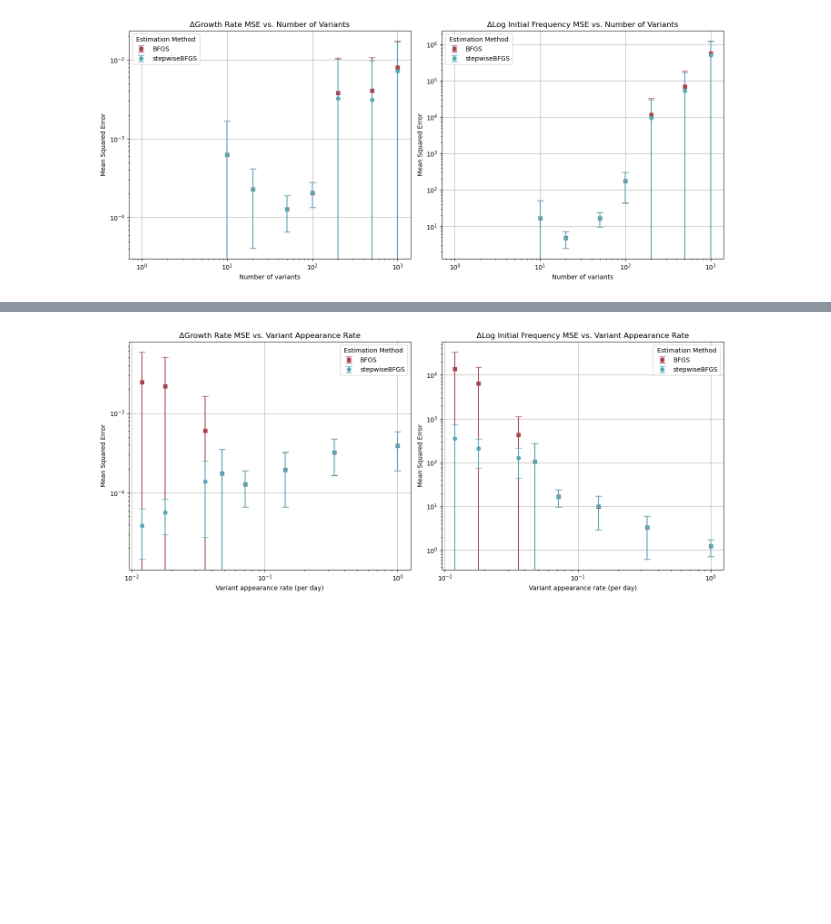
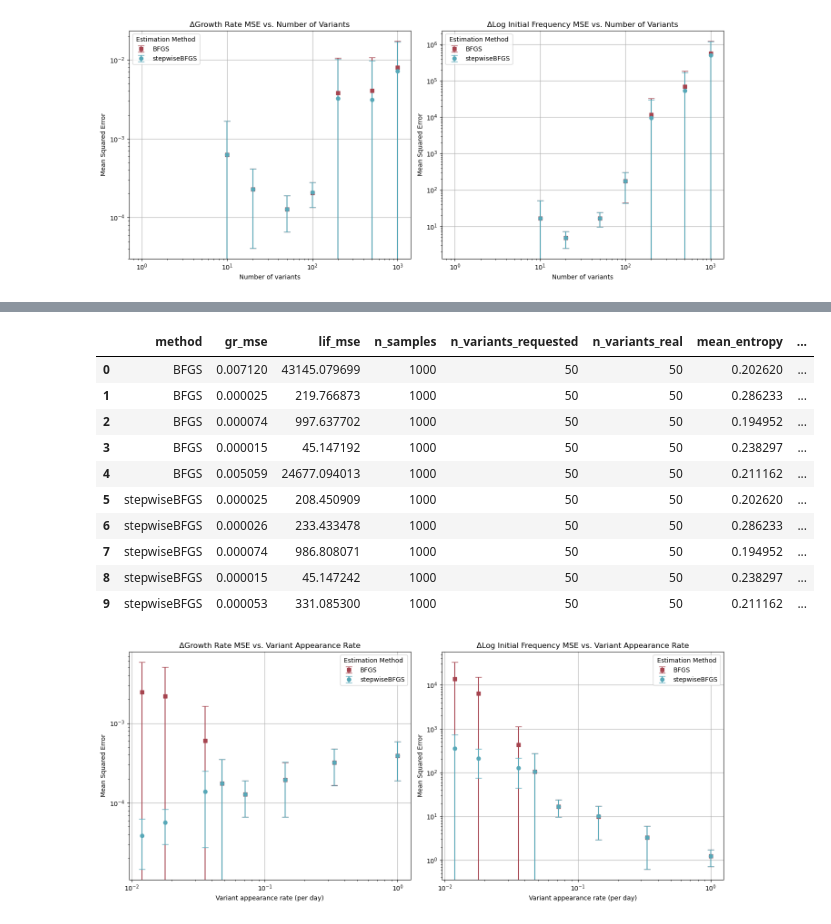
Before and after one commit to marie3003/mlr_predict_variant_composition, a Jupyter notebook: evaluate_estimation_methods.ipynb, the cells around one changed output, grey strips where cells are left out. Drawn from its saved outputs; the diff is of its cells as text; code cells hidden in the pictures; blank space fills up the shorter version.

```diff
--- a/evaluate_estimation_methods.ipynb
+++ b/evaluate_estimation_methods.ipynb
@@ -105,9 +121,12 @@ plot_mse_n_variants(variants_df)
 # %% [output]
 [figure]
 # %%
-#rates_df = run_sampling_experiment(variable_to_vary='new_var_rate', variable_values=[1/84, 1/56, 1/28, 1/21, 1/14, 1/7, 1/3, 1], estimation_methods = ['BFGS', 'stepwiseBFGS'], n_repeats=5)
-#rates_df.to_csv("data/evaluate_parameters/new_var_rates_5runs_84.csv", index = False)
-rates_df = pd.read_csv("data/evaluate_parameters/new_var_rates_5runs_84.csv")
+#rates_df, rates_df_values = run_sampling_experiment(variable_to_vary='new_var_rate', variable_values=[1/56, 1/28, 1/21, 1/14, 1/7, 1/3, 1], estimation_methods = ['BFGS', 'stepwiseBFGS'], n_repeats=5)
+#rates_df, rates_df_values = run_sampling_experiment(variable_to_vary='new_var_rate', variable_values=[1/84, 1/56, 1/28, 1/21, 1/14, 1/7, 1/3, 1], estimation_methods = ['BFGS', 'stepwiseBFGS'], n_repeats=5)
+#rates_df.to_csv("data/evaluate_parameters/new_var_rates_5runs_84_summary.csv", index = False)
+#rates_df_values.to_csv("data/evaluate_parameters/new_var_rates_5runs_84_single.csv", index = False)
+rates_df = pd.read_csv("data/evaluate_parameters/new_var_rates_5runs_84_summary.csv")
+rates_df_values = pd.read_csv("data/evaluate_parameters/new_var_rates_5runs_84_single.csv")
 rates_df
 # %% [output]
 |  | n_samples | n_variants_requested | new_var_rate | n_days | gr_mse_mean_BFGS | gr_mse_mean_stepwiseBFGS | ... |
@@ -119,6 +138,20 @@ rates_df
 | 5 | 1000 | 50 | 0.142857 | 700 | 0.000195 | 0.000195 | ... |
 | 6 | 1000 | 50 | 0.333333 | 300 | 0.000322 | 0.000321 | ... |
 | 7 | 1000 | 50 | 1.000000 | 100 | 0.000389 | 0.000389 | ... |
+# %%
+rates_df_values.head(10)
+# %% [output]
+|  | method | gr_mse | lif_mse | n_samples | n_variants_requested | n_variants_real | mean_entropy | ... |
+| 0 | BFGS | 0.007120 | 43145.079699 | 1000 | 50 | 50 | 0.202620 | ... |
+| 1 | BFGS | 0.000025 | 219.766873 | 1000 | 50 | 50 | 0.286233 | ... |
+| 2 | BFGS | 0.000074 | 997.637702 | 1000 | 50 | 50 | 0.194952 | ... |
+| 3 | BFGS | 0.000015 | 45.147192 | 1000 | 50 | 50 | 0.238297 | ... |
+| 4 | BFGS | 0.005059 | 24677.094013 | 1000 | 50 | 50 | 0.211162 | ... |
+| 5 | stepwiseBFGS | 0.000025 | 208.450909 | 1000 | 50 | 50 | 0.202620 | ... |
+| 6 | stepwiseBFGS | 0.000026 | 233.433478 | 1000 | 50 | 50 | 0.286233 | ... |
+| 7 | stepwiseBFGS | 0.000074 | 986.808071 | 1000 | 50 | 50 | 0.194952 | ... |
+| 8 | stepwiseBFGS | 0.000015 | 45.147242 | 1000 | 50 | 50 | 0.238297 | ... |
+| 9 | stepwiseBFGS | 0.000053 | 331.085300 | 1000 | 50 | 50 | 0.211162 | ... |
 # %%
 plot_mse_variant_appearance(rates_df, x_col='new_var_rate')
 # %% [output]
```
Also changed, not shown: parts of 13 cells of this notebook, 3 other files.
